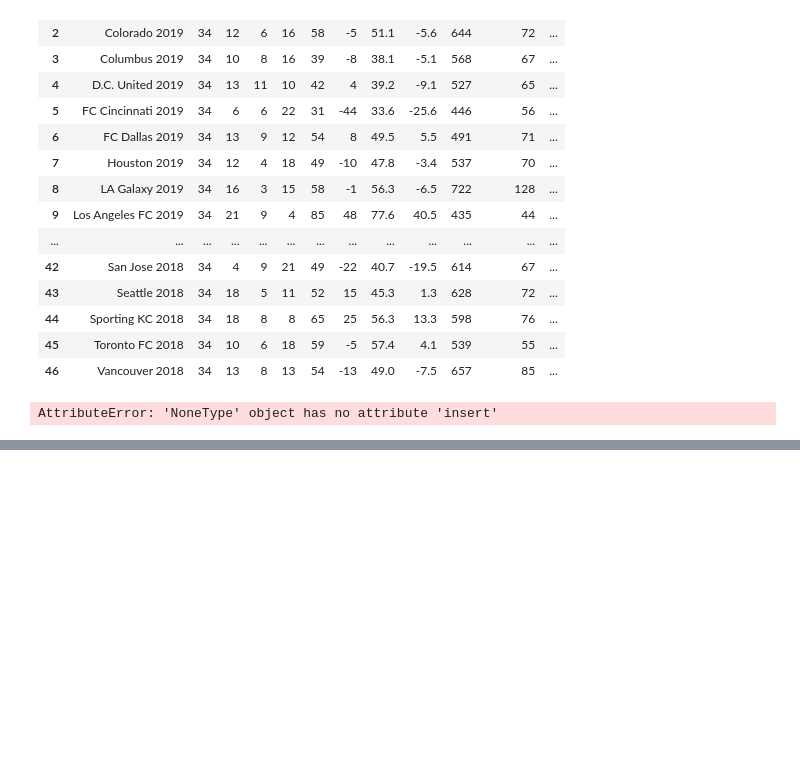
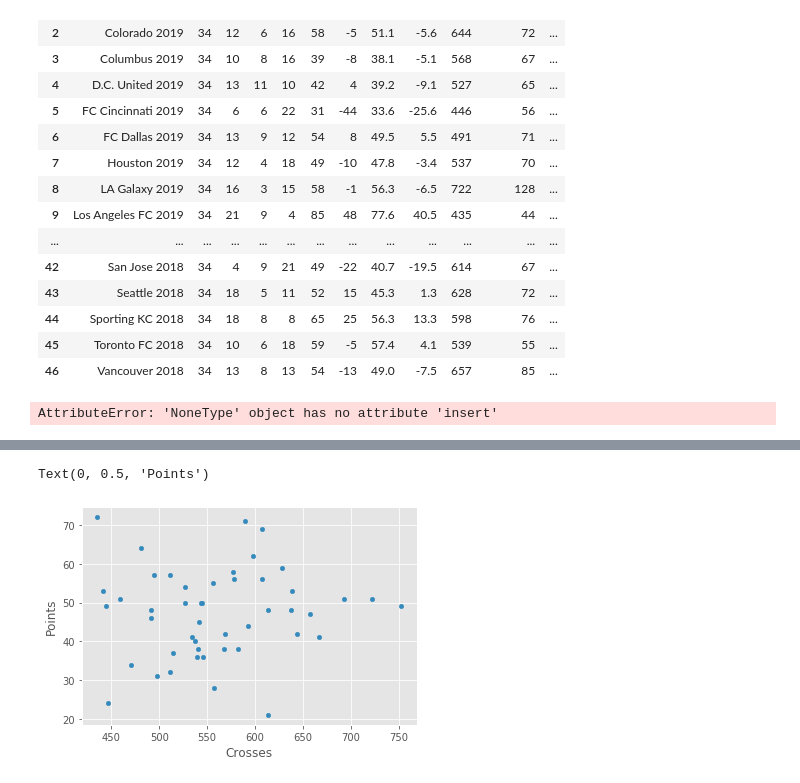
Before and after one commit to jaycohen88/MLS_Web_Scrape, a Jupyter notebook: MLS_Data_Manipulation.ipynb, the cells around one changed output, grey strips where cells are left out. Cells and saved outputs as stored; diff of their text form; code cells hidden in the pictures; blank space fills up the shorter version.

```diff
--- a/MLS_Data_Manipulation.ipynb
+++ b/MLS_Data_Manipulation.ipynb
@@ -220,0 +224,2 @@ AttributeError: 'NoneType' object has no attribute 'insert'
+# %%
+data = pd.read_csv('MLS_data_cleaned_updated_with_rates.csv')
@@ -220,0 +248,6 @@ AttributeError: 'NoneType' object has no attribute 'insert'
+# %%
+import scipy
+from matplotlib import pyplot as plt
+plt.style.use('ggplot')
+# %%
+data=data.set_index('Team')
@@ -220,0 +275,7 @@ AttributeError: 'NoneType' object has no attribute 'insert'
+# %%
+data.plot(kind='scatter', x='Cr', y='P')
+plt.xlabel('Crosses')
+plt.ylabel('Points')
+# %% [output]
+Text(0, 0.5, 'Points')
+[figure, added]
```
Also changed, not shown: parts of 12 cells of this notebook.
